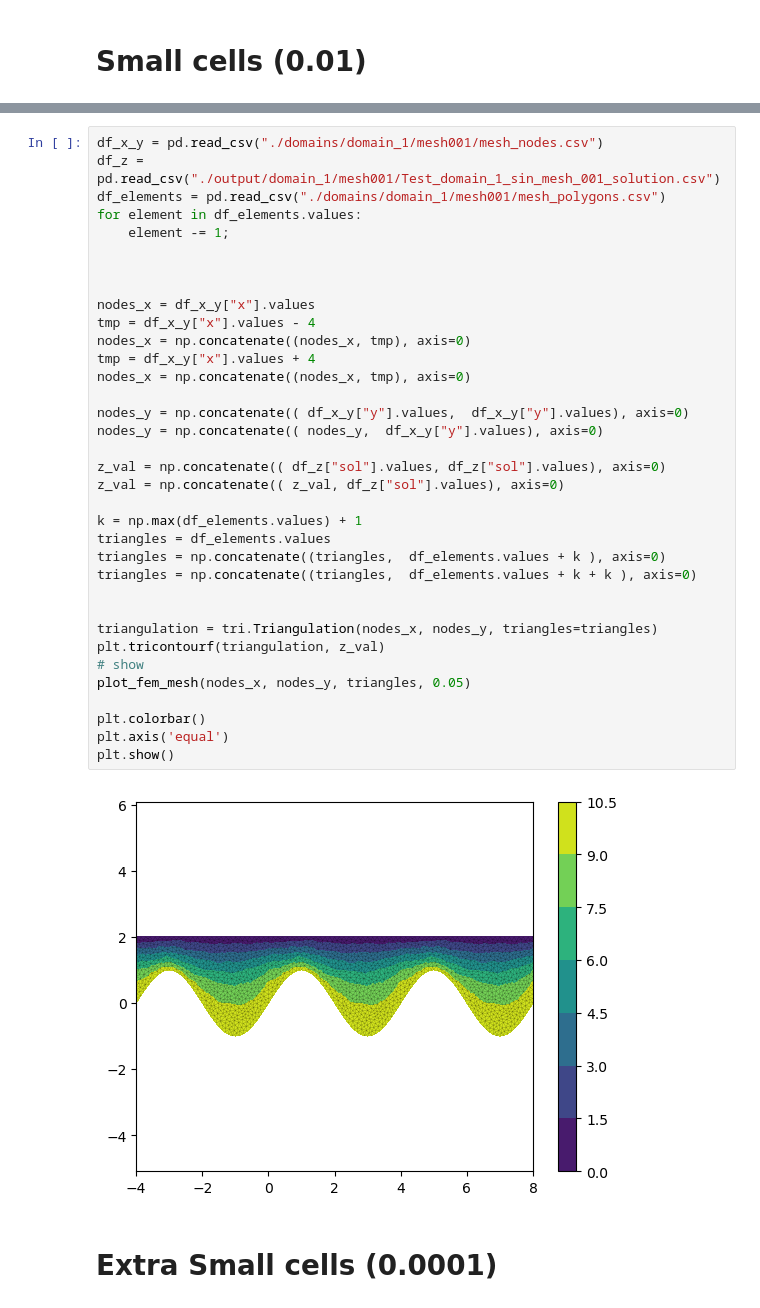
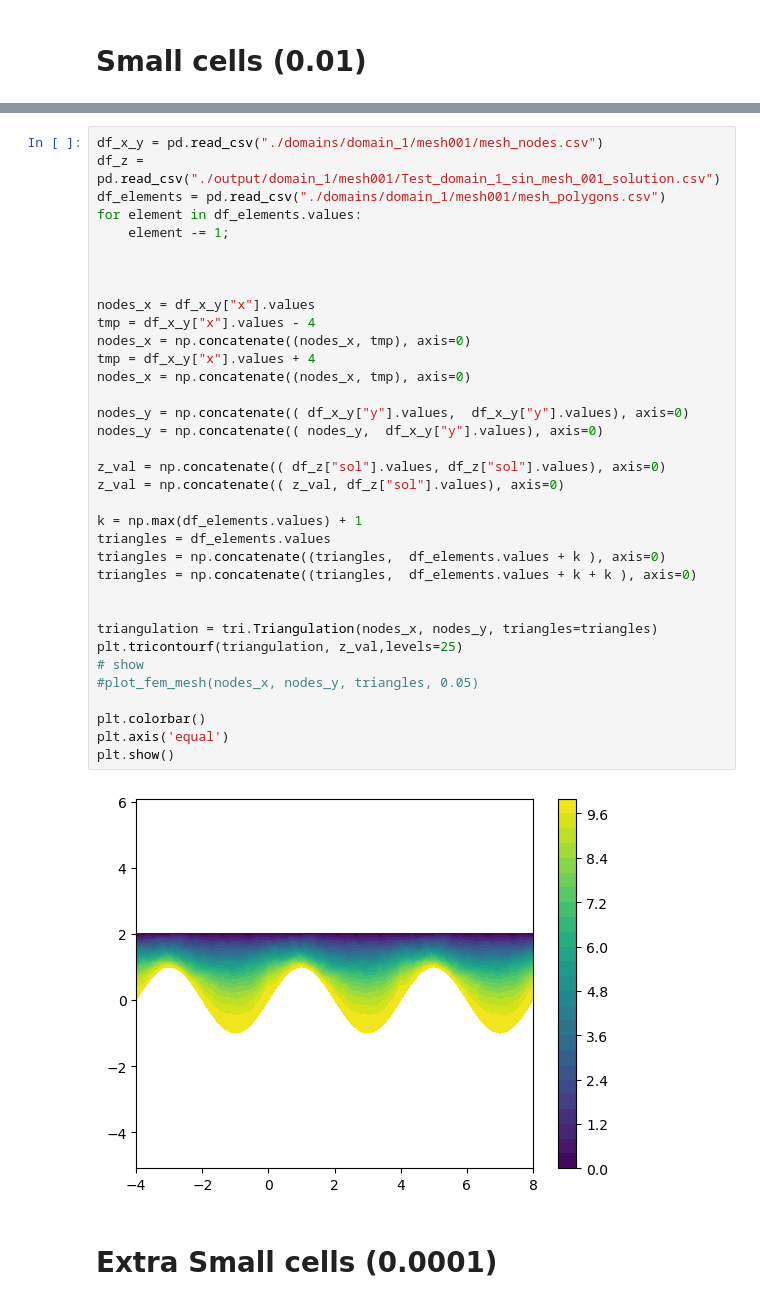
Before and after one commit to sanonesan/2d_Laplace_eq_FEM, a Jupyter notebook: laplace_eq_domain_1_sin.ipynb, the cells around one changed output, grey strips where cells are left out. Saved outputs shown, nothing was run; the diff lists cells and outputs as text.

```diff
--- a/laplace_eq_domain_1_sin.ipynb
+++ b/laplace_eq_domain_1_sin.ipynb
@@ -79,36 +81,36 @@ df_elements = pd.read_csv("./domains/domain_1/mesh001/mesh_polygons.csv")
 for element in df_elements.values:
     element -= 1;
 
 
 
 nodes_x = df_x_y["x"].values
 tmp = df_x_y["x"].values - 4
 nodes_x = np.concatenate((nodes_x, tmp), axis=0)
 tmp = df_x_y["x"].values + 4
 nodes_x = np.concatenate((nodes_x, tmp), axis=0)
 
 nodes_y = np.concatenate(( df_x_y["y"].values,  df_x_y["y"].values), axis=0)
 nodes_y = np.concatenate(( nodes_y,  df_x_y["y"].values), axis=0)
 
 z_val = np.concatenate(( df_z["sol"].values, df_z["sol"].values), axis=0)
 z_val = np.concatenate(( z_val, df_z["sol"].values), axis=0)
 
 k = np.max(df_elements.values) + 1
 triangles = df_elements.values
 triangles = np.concatenate((triangles,  df_elements.values + k ), axis=0)
 triangles = np.concatenate((triangles,  df_elements.values + k + k ), axis=0)
 
 
 triangulation = tri.Triangulation(nodes_x, nodes_y, triangles=triangles)
-plt.tricontourf(triangulation, z_val)
+plt.tricontourf(triangulation, z_val,levels=25)
 # show
-plot_fem_mesh(nodes_x, nodes_y, triangles, 0.05)
+#plot_fem_mesh(nodes_x, nodes_y, triangles, 0.05)
 
 plt.colorbar()
 plt.axis('equal')
 plt.show()
 # %% [output]
-[figure, old version]
+[figure, new version]
 # %% [markdown]
 <h1> Extra Small cells (0.0001)
 # %%
```
Also changed, not shown: parts of 5 cells of this notebook, 52 other files.
